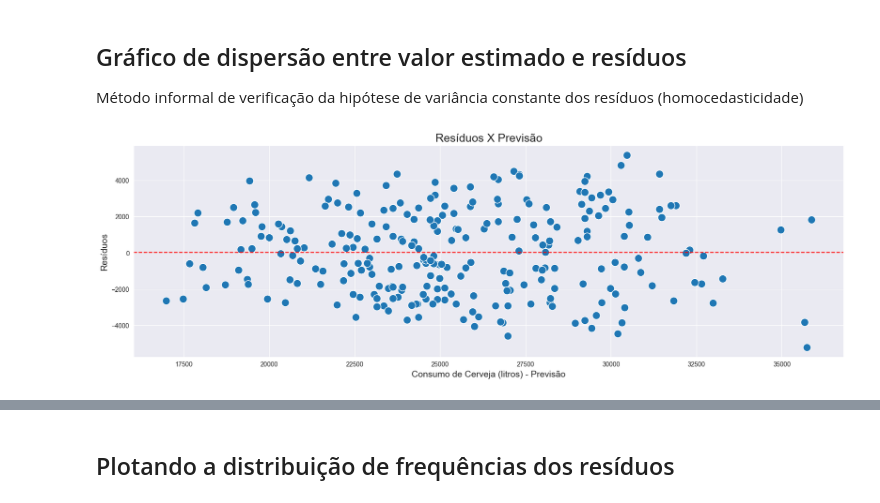
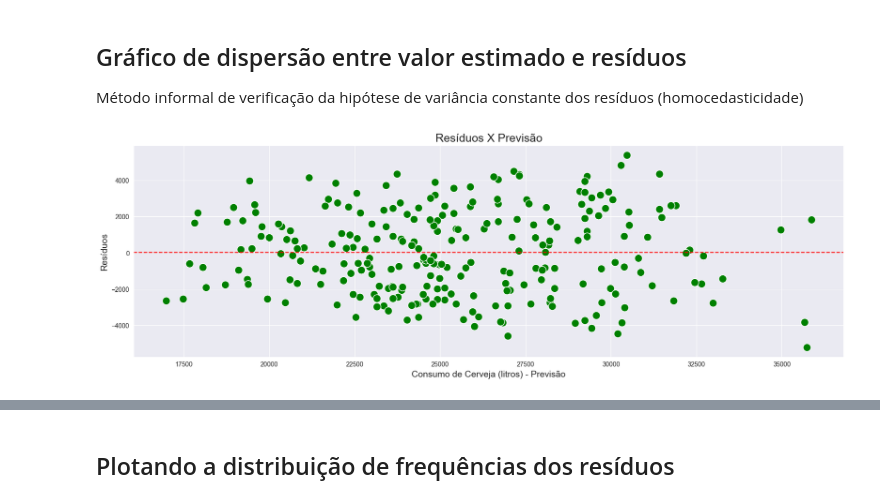
Before and after one commit to espeditoalves/MLBeerRegression, a Jupyter notebook: Notebooks/03_Analise_resultados.ipynb, the cells around one changed output, grey strips where cells are left out. Cells and saved outputs as stored; diff of their text form; code cells hidden in the pictures.

```diff
--- a/Notebooks/03_Analise_resultados.ipynb
+++ b/Notebooks/03_Analise_resultados.ipynb
@@ -163,14 +163,14 @@ Método informal de verificação da hipótese de variância constante dos resí
 # %%
 fig, ax = plt.subplots(figsize=(20, 6))
 ax.set_title('Resíduos X Previsão', fontsize=18)
 ax.set_xlabel('Consumo de Cerveja (litros) - Previsão', fontsize=14)
 ax.set_ylabel('Resíduos', fontsize=14)
 plt.axhline(0, color='red', linestyle='--')
 
-sns.scatterplot(x=y_previsto_train, y=residuo, ax=ax, s = 150)
+sns.scatterplot(x=y_previsto_train, y=residuo, ax=ax, s = 150, color='green')
 plt.show()
 # %% [output]
-[figure, old version]
+[figure, new version]
 # %% [markdown]
 ### 📉 Homocedasticidade vs. Heterocedasticidade na Regressão
 
```
Also changed, not shown: parts of 3 cells of this notebook, 2 other files.
